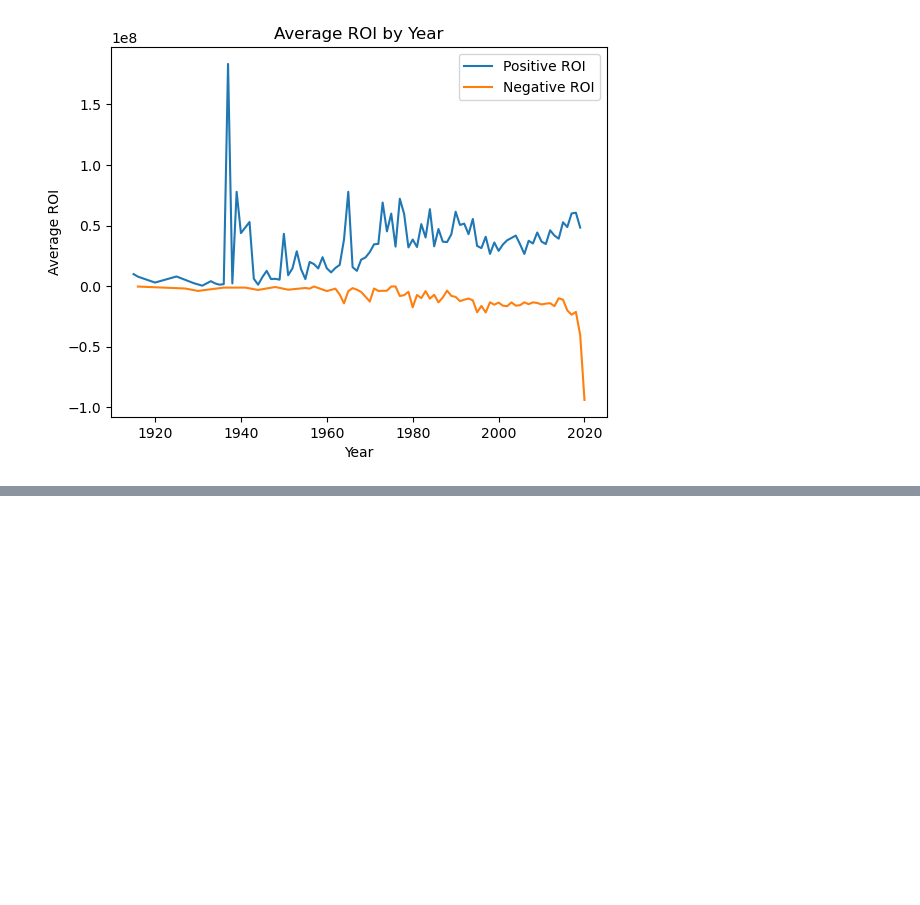
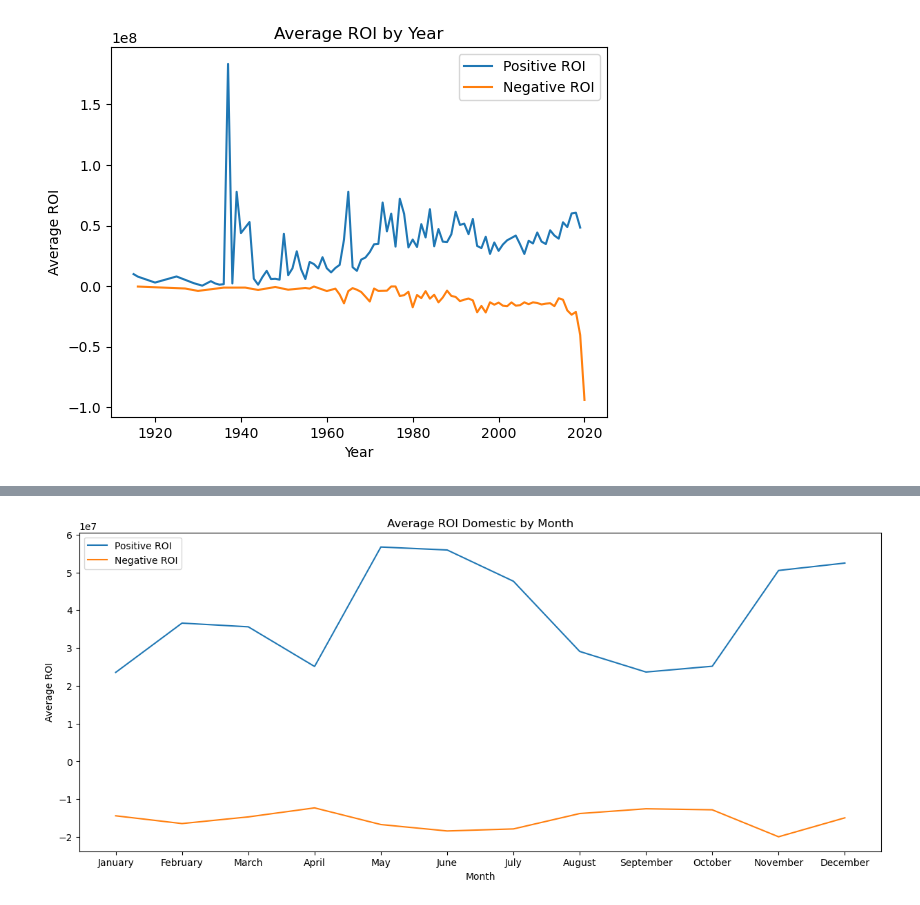
Before and after one commit to CrisThatOneCris/dsc-phase-1-project-v2-4, a Jupyter notebook: exploratory.ipynb, the cells around one changed output, grey strips where cells are left out. Cells and saved outputs as stored; diff of their text form; code cells hidden in the pictures; blank space fills up the shorter version.

```diff
--- a/exploratory.ipynb
+++ b/exploratory.ipynb
@@ -809,6 +822,22 @@ Lets see if the month helps analyze movie release better.
 # %%
-# Calculate the ROI based on year for positive values
+# Calculate the ROI based on month for positive values
 roi_positive_month = grouped_positive_dom.get_group(True).groupby('month')['ROI_gross_domestic'].mean()
 
 # Calculate the ROI based on month for negative values
-roi_negative = grouped_positive_dom.get_group(False).groupby('month')['ROI_gross_domestic'].mean()
+roi_negative_month = grouped_positive_dom.get_group(False).groupby('month')['ROI_gross_domestic'].mean()
+
+# Convert month numbers to month names
+roi_positive_month.index = roi_positive_month.index.map(lambda x: calendar.month_name[int(x)])
+roi_negative_month.index = roi_negative_month.index.map(lambda x: calendar.month_name[int(x)])
+
+# Plot the ROI by month
+plt.figure(figsize=[15,6])
+plt.plot(roi_positive_month.index, roi_positive_month.values, label='Positive ROI')
+plt.plot(roi_negative_month.index, roi_negative_month.values, label='Negative ROI')
+plt.xlabel('Month')
+plt.ylabel('Average ROI')
+plt.title('Average ROI Domestic by Month')
+plt.legend()
+plt.show()
+# %% [output]
+[figure, added]
```
Also changed, not shown: parts of 8 cells of this notebook.
